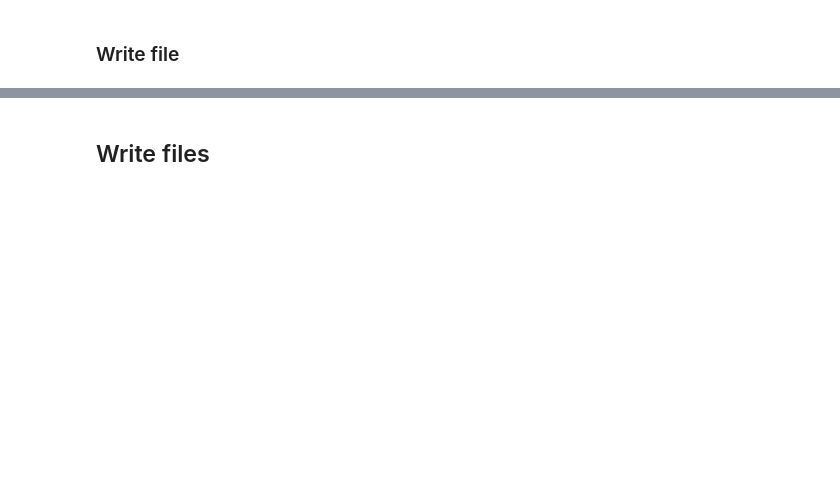
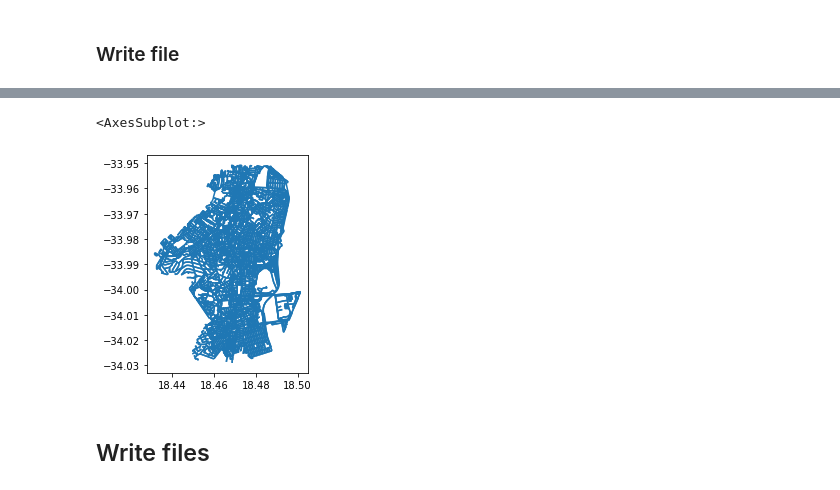
Before and after one commit to WasteLabs/project_rdi_cpt, a Jupyter notebook: notebooks/02_ejwillemse_extract_osm_road_network.ipynb, the cells around one changed output, grey strips where cells are left out. Saved outputs shown, nothing was run; the diff lists cells and outputs as text; code cells hidden in the pictures; blank space fills up the shorter version.

```diff
--- a/notebooks/02_ejwillemse_extract_osm_road_network.ipynb
+++ b/notebooks/02_ejwillemse_extract_osm_road_network.ipynb
@@ -160,0 +170,5 @@ AFTER: (7088, 9) (16769, 19)
+# %%
+edge_list.plot()
+# %% [output]
+<AxesSubplot:>
+[figure, added]
```
Also changed, not shown: parts of 22 cells of this notebook, 3 other files.
